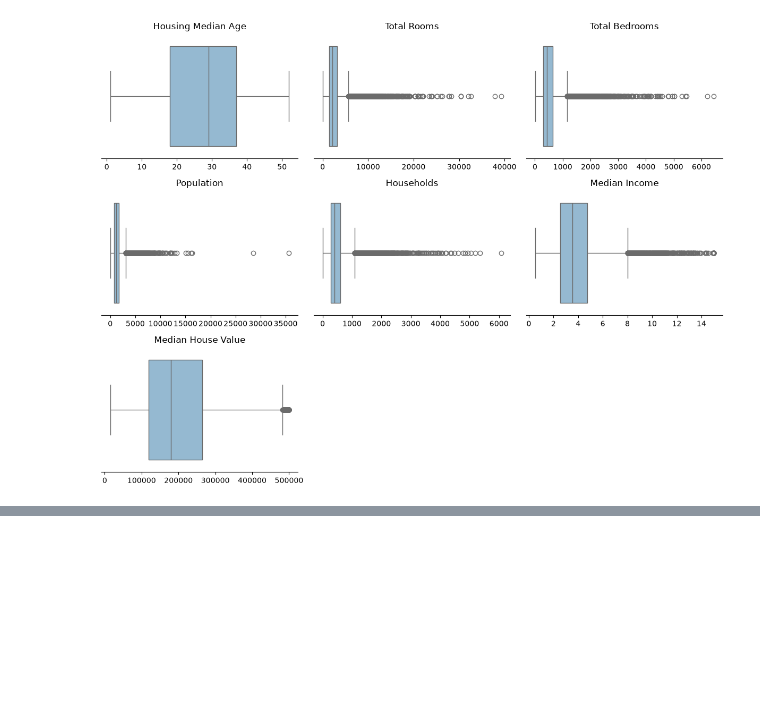
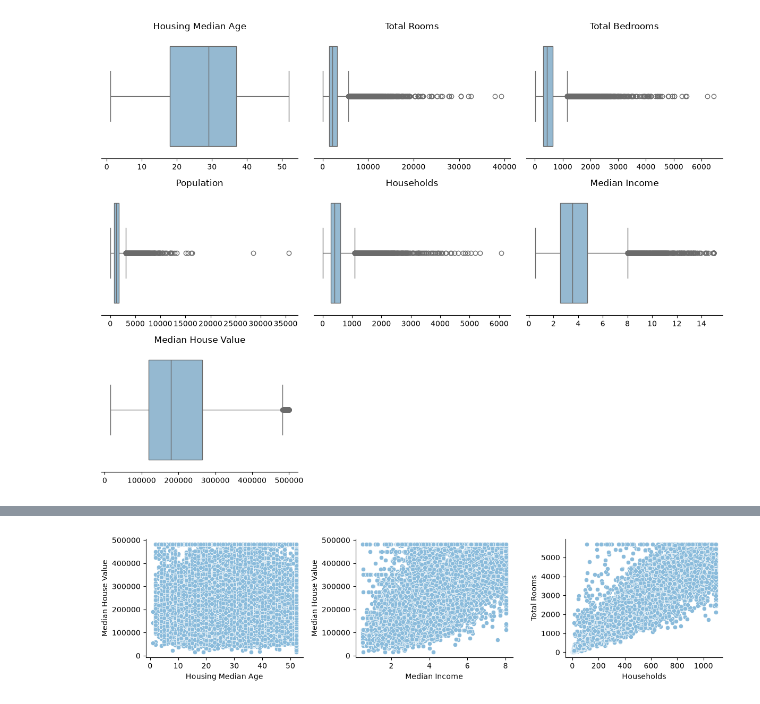
Before and after one commit to disha00-hue/Exploratry_Data_California_Analysis-, a Jupyter notebook: eda_project.ipynb, the cells around one changed output, grey strips where cells are left out. Saved outputs shown, nothing was run; the diff lists cells and outputs as text; code cells hidden in the pictures; blank space fills up the shorter version.

```diff
--- a/eda_project.ipynb
+++ b/eda_project.ipynb
@@ -247,0 +324,28 @@ for col in cols:
+# %%
+# observing correlation through scatterplots
+fig, axs = plt.subplots(nrows =1 , ncols =3 , figsize = (12,3)) #12,3 --> this 3 value should be always the numbers of subplot and the fist values should be something which will divided by the second value
+# here we are making a big plot so we can fit all 3 visuals
+#subplots have 1 rows and 3 columns means 3*1=3 small subplots inside a big plot
+
+sns.scatterplot(data = df, x = 'housing_median_age', y = 'median_house_value', ax = axs[0]) #axs is only 0 as there is only 1 row
+#housing and meadin age have no interesting relation, that's why dots are all over the place as 10 year old house are sold as 1 lakh and also in 5lakh as well
+axs[0].set_xlabel('Housing Median Age')
+axs[0].set_ylabel('Median House Value')
+axs[0].spines[['top', 'right']].set_visible(False)
+
+sns.scatterplot(data = df, x = 'median_income', y = 'median_house_value', ax = axs[1])
+#same here no interesting pattern,median income can be 2 lakh but people are living in 1lakh rs household and also in 5lalh rs household
+axs[1].set_xlabel('Median Income')
+axs[1].set_ylabel('Median House Value')
+axs[1].spines[['top', 'right']].set_visible(False)
+
+sns.scatterplot(data = df, x = 'households', y = 'total_rooms', ax = axs[2])
+##here we can see some pattern, as more households are emerging also more rooms
+axs[2].set_xlabel('Households')
+axs[2].set_ylabel('Total Rooms')
+axs[2].spines[['top', 'right']].set_visible(False)
+
+plt.tight_layout()
+plt.show()
+# %% [output]
+[figure, added]
```
Also changed, not shown: parts of 8 cells of this notebook.
